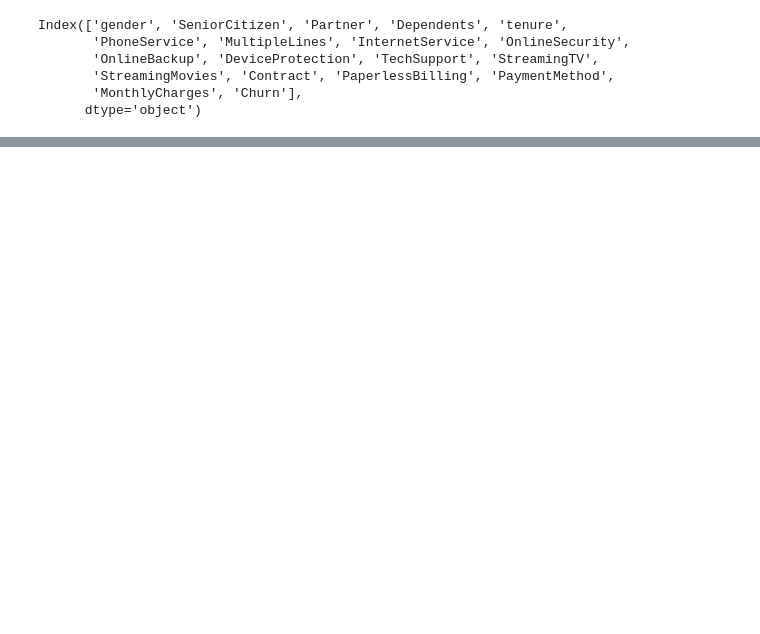
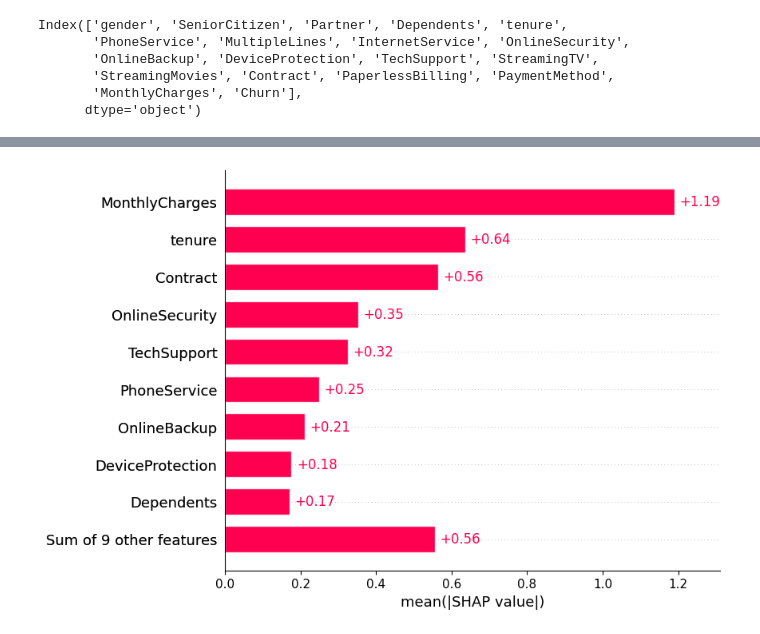
Before and after one commit to cosmicurvy/Customer-Churn-Prediction, a Jupyter notebook: notebooks/model.ipynb, the cells around one changed output, grey strips where cells are left out. Saved outputs shown, nothing was run; the diff lists cells and outputs as text; code cells hidden in the pictures; blank space fills up the shorter version.

```diff
--- a/notebooks/model.ipynb
+++ b/notebooks/model.ipynb
@@ -195,0 +213,8 @@ with open(filename, 'wb') as f:
+# %%
+masker = shap.maskers.Independent(X_train, max_samples=6000)
+explainer = shap.LinearExplainer(model = model_lr, masker=masker)
+shap_values = explainer(X_test)
+# %%
+shap.plots.bar(shap_values)
+# %% [output]
+[figure, added]
```
Also changed, not shown: parts of 32 cells of this notebook, 4 other files.
